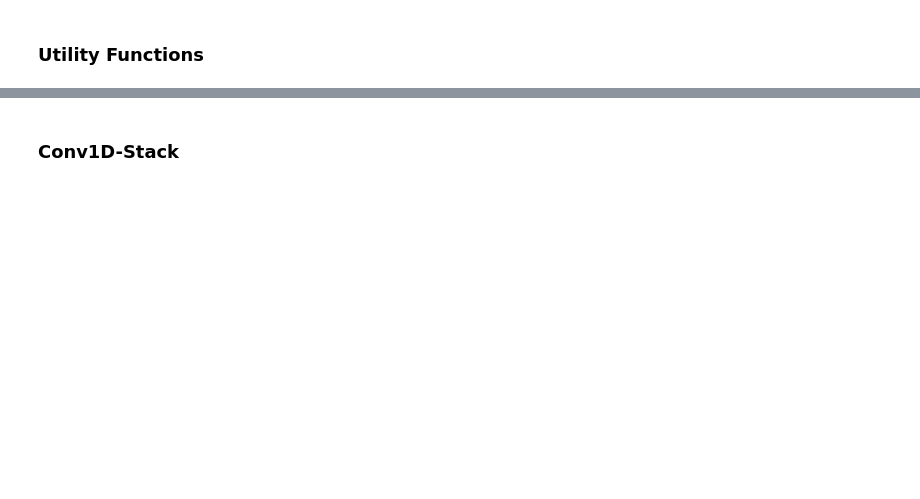
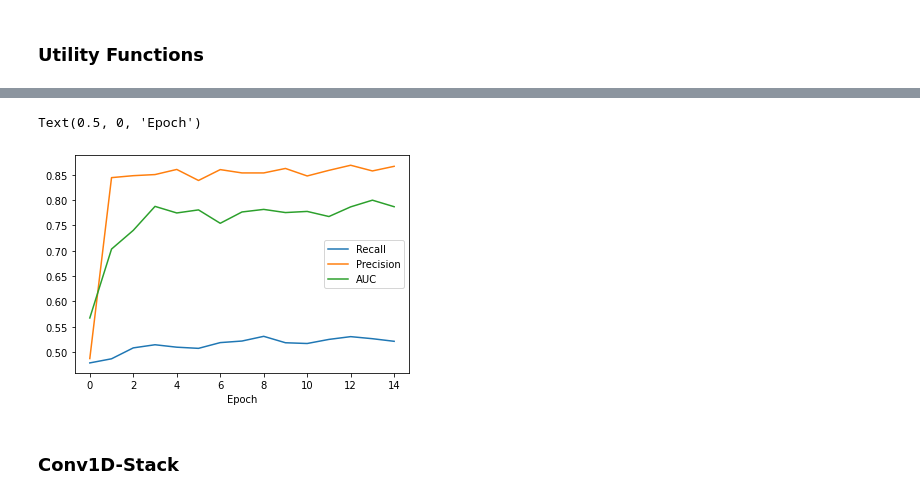
Before and after one commit to lordtt13/capstone-ecg-classification, a Jupyter notebook: classification-results.ipynb, the cells around one changed output, grey strips where cells are left out. Saved outputs shown, nothing was run; the diff lists cells and outputs as text; code cells hidden in the pictures; blank space fills up the shorter version.

```diff
--- a/classification-results.ipynb
+++ b/classification-results.ipynb
@@ -156,7 +245,10 @@ plt.ylabel('Loss')
 # %%
-plt.plot(hybrid_model.history.history['Recall'])
-plt.plot(hybrid_model.history.history['Precision'])
-plt.plot(hybrid_model.history.history['AUC'])
+plt.plot(inception_model.history.history['Recall'])
+plt.plot(inception_model.history.history['Precision'])
+plt.plot(inception_model.history.history['AUC'])
 plt.legend(("Recall","Precision","AUC"))
 plt.xlabel('Epoch')
+# %% [output]
+Text(0.5, 0, 'Epoch')
+[figure, added]
 # %%
```
Also changed, not shown: parts of 27 cells of this notebook.
